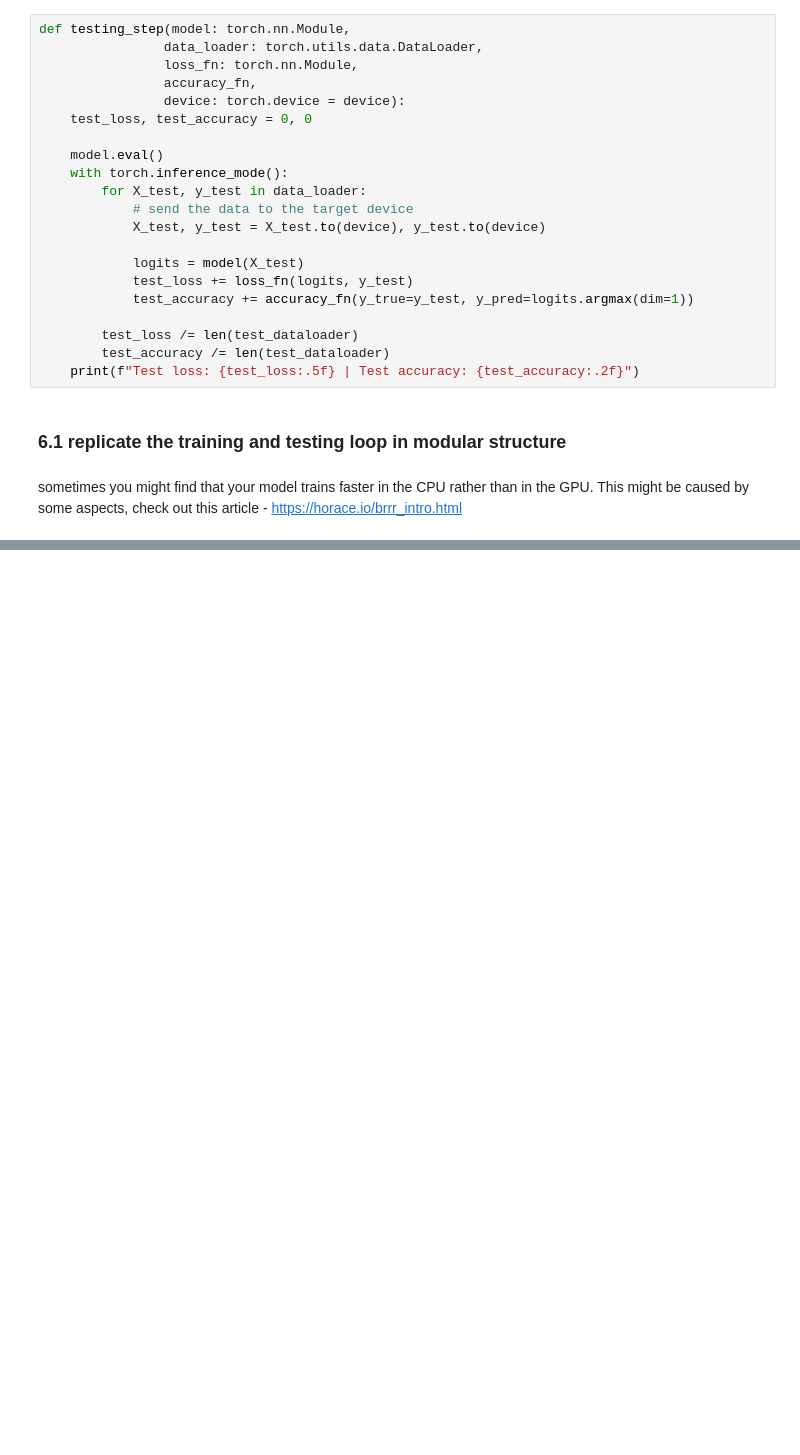
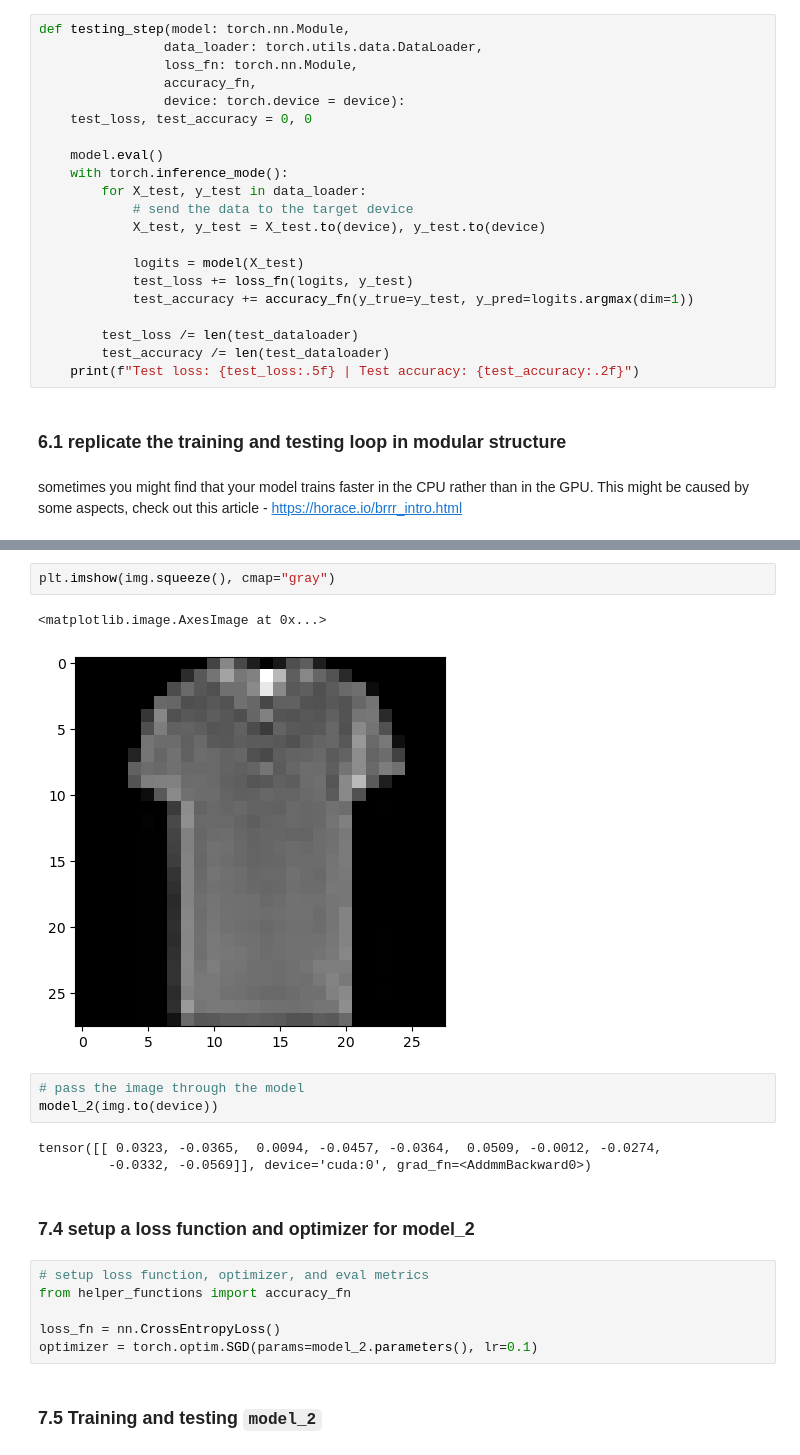
Before and after one commit to devdezzies/deep-learning-with-pytorch, a Jupyter notebook: materials/03_pytorch_computer_vision.ipynb, the cells around one changed output, grey strips where cells are left out. Saved outputs shown, nothing was run; the diff lists cells and outputs as text; blank space fills up the shorter version.

```diff
--- a/materials/03_pytorch_computer_vision.ipynb
+++ b/materials/03_pytorch_computer_vision.ipynb
@@ -701,0 +843,21 @@ Training time on cuda:0: 36.156 seconds
+# %%
+plt.imshow(img.squeeze(), cmap="gray")
+# %% [output]
+<matplotlib.image.AxesImage at 0x...>
+[figure, added]
+# %%
+# pass the image through the model
+model_2(img.to(device))
+# %% [output]
+tensor([[ 0.0323, -0.0365,  0.0094, -0.0457, -0.0364,  0.0509, -0.0012, -0.0274,
+         -0.0332, -0.0569]], device='cuda:0', grad_fn=<AddmmBackward0>)
+# %% [markdown]
+### 7.4 setup a loss function and optimizer for model_2
+# %%
+# setup loss function, optimizer, and eval metrics
+from helper_functions import accuracy_fn
+
+loss_fn = nn.CrossEntropyLoss()
+optimizer = torch.optim.SGD(params=model_2.parameters(), lr=0.1)
+# %% [markdown]
+### 7.5 Training and testing `model_2`
```
Also changed, not shown: parts of 33 cells of this notebook.
